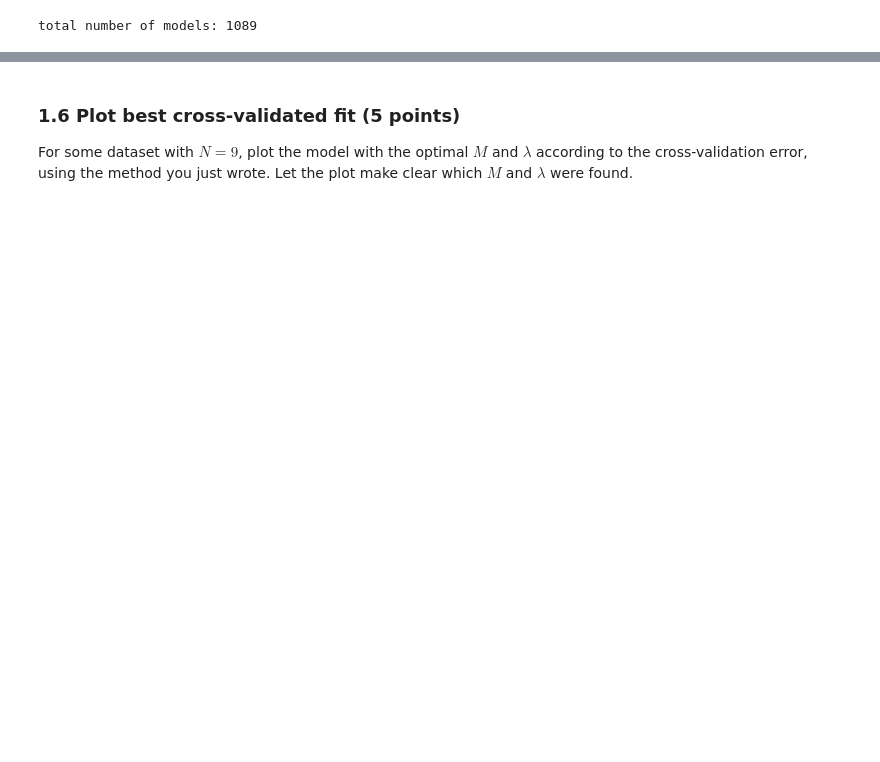
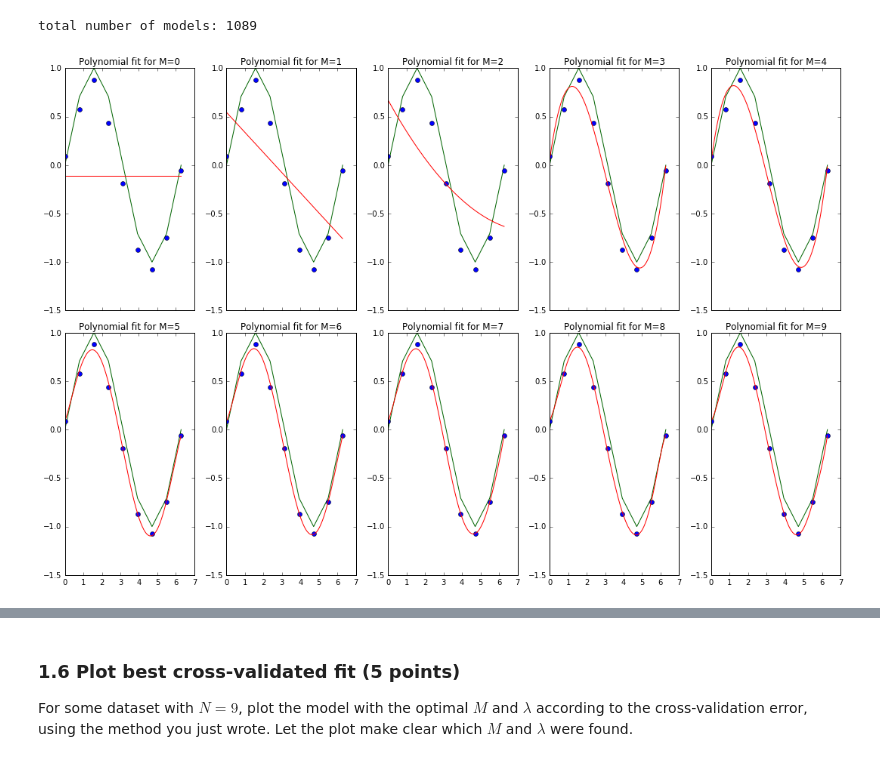
Before and after one commit to selBaez/machine-learning-1, a Jupyter notebook: lab1/lab1_Charalampos.ipynb, the cells around one changed output, grey strips where cells are left out. Drawn from its saved outputs; the diff is of its cells as text; code cells hidden in the pictures; blank space fills up the shorter version.

```diff
--- a/lab1/lab1_Charalampos.ipynb
+++ b/lab1/lab1_Charalampos.ipynb
@@ -312,0 +359,15 @@ total number of models: 1089
+# %%
+# PRODUCE PLOTS FOR CROSS VALIDATION FITTING
+M_fold = np.linspace(0,10,11).astype(int)
+l_fold = np.exp(np.linspace(-10,0,11))
+N = 9
+K = 9
+
+x,t  = gen_sinusoidal(N)
+pylab.rcParams['figure.figsize'] = (15, 10)
+
+# CHOOSE LAMBDA = e^-5
+poly_w_reg = fit_model(x,t,M_fold,l_fold[4])
+plot_prediction_cv(poly_w_reg,x,t, M_fold)
+# %% [output]
+[figure, added]
```
Also changed, not shown: parts of 12 cells of this notebook.
